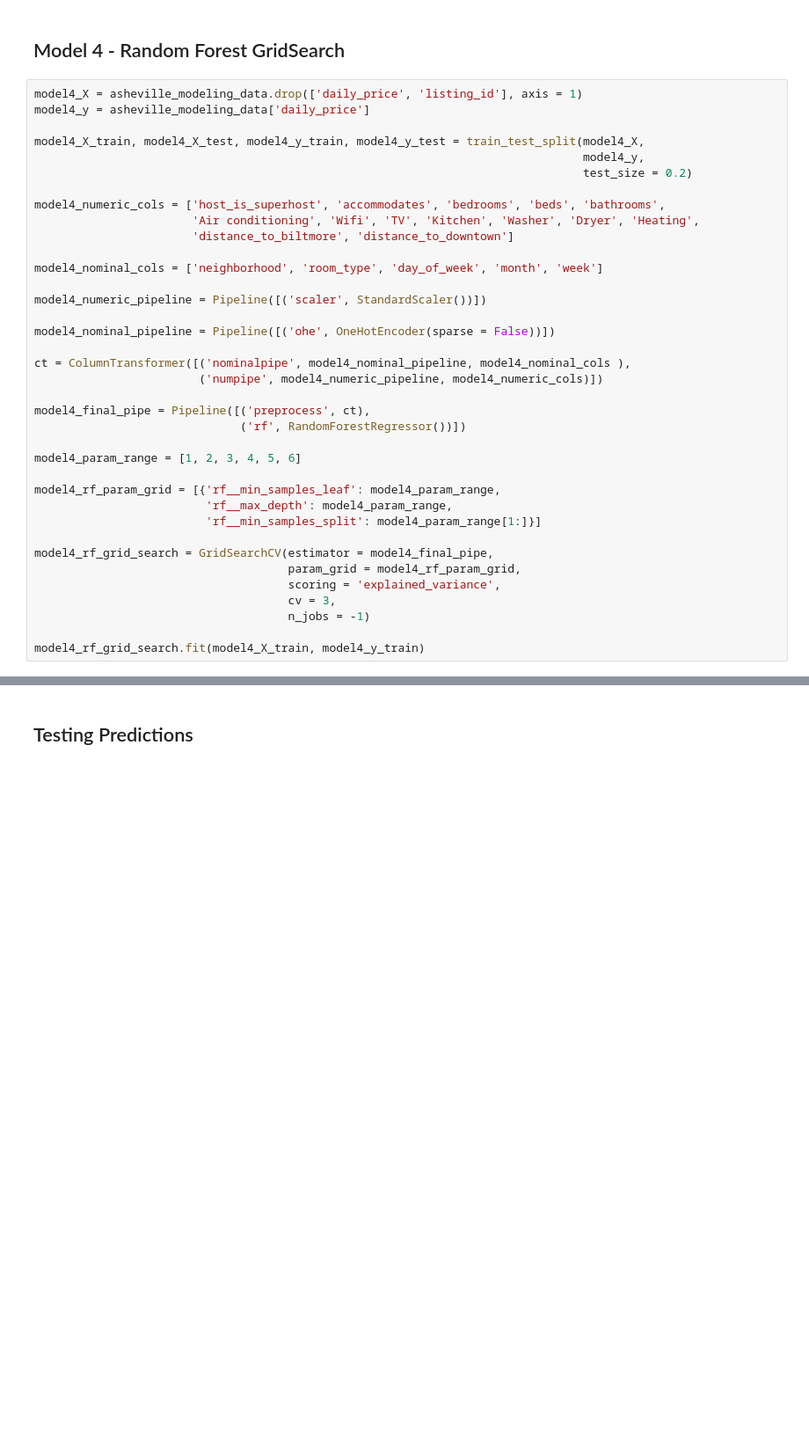
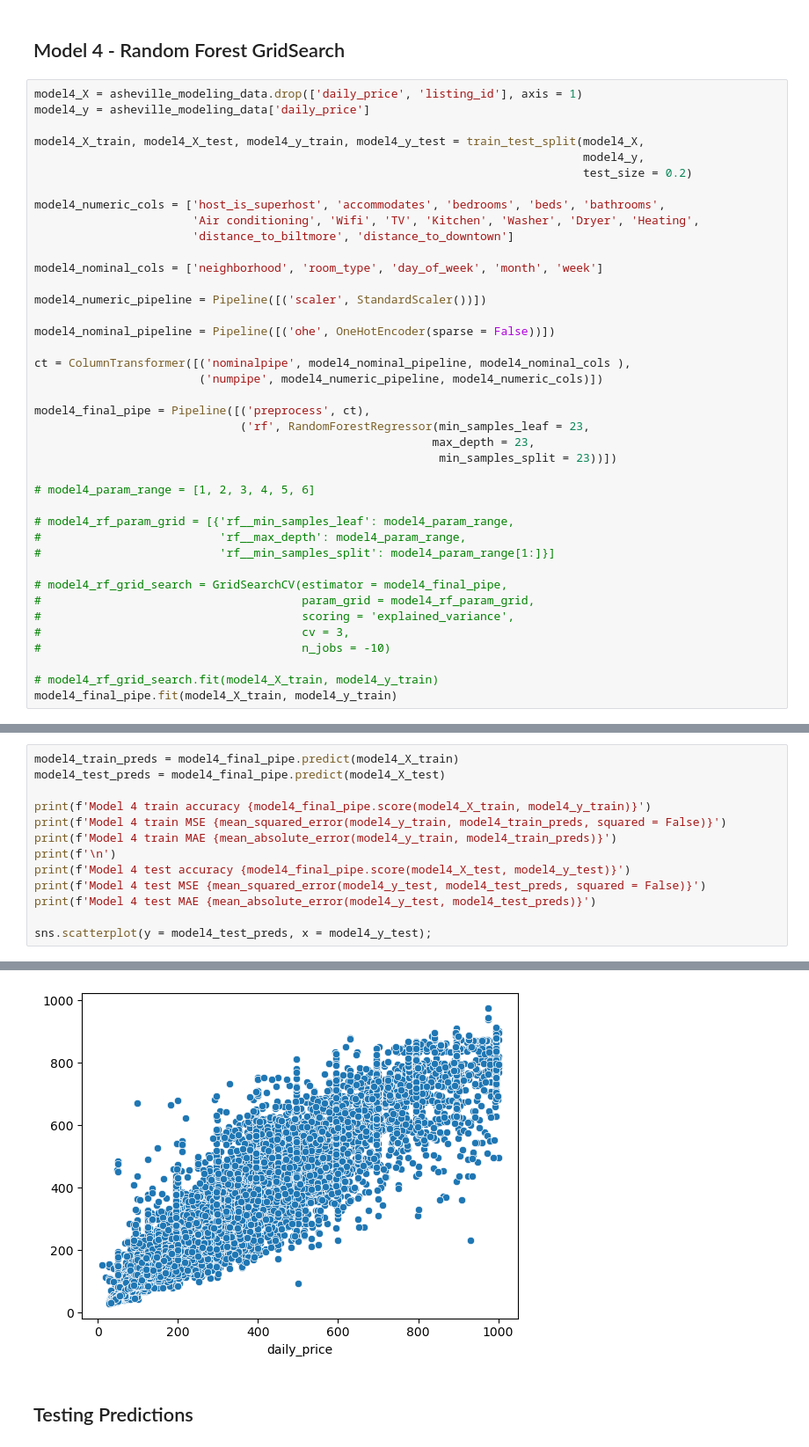
Before and after one commit to sjeanat3/Asheville-AirBnB-Experience-Recommendation, a Jupyter notebook: Notebooks/Asheville AirBnB Price Prediction Notebook.ipynb, the cells around one changed output, grey strips where cells are left out. Shown at 88% size. Saved outputs shown, nothing was run; the diff lists cells and outputs as text; blank space fills up the shorter version.

Commit message:
continue modeling

```diff
--- a/Notebooks/Asheville AirBnB Price Prediction Notebook.ipynb
+++ b/Notebooks/Asheville AirBnB Price Prediction Notebook.ipynb
@@ -1496,19 +1500,22 @@ ct = ColumnTransformer([('nominalpipe', model4_nominal_pipeline, model4_nominal_
                         ('numpipe', model4_numeric_pipeline, model4_numeric_cols)])
 
 model4_final_pipe = Pipeline([('preprocess', ct),
-                              ('rf', RandomForestRegressor())])
+                              ('rf', RandomForestRegressor(min_samples_leaf = 23,
+                                                          max_depth = 23,
+                                                           min_samples_split = 23))])
 
-model4_param_range = [1, 2, 3, 4, 5, 6]
+# model4_param_range = [1, 2, 3, 4, 5, 6]
 
-model4_rf_param_grid = [{'rf__min_samples_leaf': model4_param_range,
-                         'rf__max_depth': model4_param_range,
-                         'rf__min_samples_split': model4_param_range[1:]}]
+# model4_rf_param_grid = [{'rf__min_samples_leaf': model4_param_range,
+#                          'rf__max_depth': model4_param_range,
+#                          'rf__min_samples_split': model4_param_range[1:]}]
 
-model4_rf_grid_search = GridSearchCV(estimator = model4_final_pipe,
-                                     param_grid = model4_rf_param_grid,
-                                     scoring = 'explained_variance',
-                                     cv = 3,
-                                     n_jobs = -1)
+# model4_rf_grid_search = GridSearchCV(estimator = model4_final_pipe,
+#                                      param_grid = model4_rf_param_grid,
+#                                      scoring = 'explained_variance',
+#                                      cv = 3,
+#                                      n_jobs = -10)
 
-model4_rf_grid_search.fit(model4_X_train, model4_y_train)
+# model4_rf_grid_search.fit(model4_X_train, model4_y_train)
+model4_final_pipe.fit(model4_X_train, model4_y_train)
 # %% [output]
@@ -1515,0 +1539,14 @@ KeyboardInterrupt:
+# %%
+model4_train_preds = model4_final_pipe.predict(model4_X_train)
+model4_test_preds = model4_final_pipe.predict(model4_X_test)
+
+print(f'Model 4 train accuracy {model4_final_pipe.score(model4_X_train, model4_y_train)}')
+print(f'Model 4 train MSE {mean_squared_error(model4_y_train, model4_train_preds, squared = False)}')
+print(f'Model 4 train MAE {mean_absolute_error(model4_y_train, model4_train_preds)}')
+print(f'\n')
+print(f'Model 4 test accuracy {model4_final_pipe.score(model4_X_test, model4_y_test)}')
+print(f'Model 4 test MSE {mean_squared_error(model4_y_test, model4_test_preds, squared = False)}')
+print(f'Model 4 test MAE {mean_absolute_error(model4_y_test, model4_test_preds)}')
+
+sns.scatterplot(y = model4_test_preds, x = model4_y_test);
+# %% [output]
@@ -1516,3 +1561,4 @@ KeyboardInterrupt:
+[figure, added]
 # %% [markdown]
 ## Testing Predictions
 # %%
```
Also changed, not shown: parts of 19 cells of this notebook.
